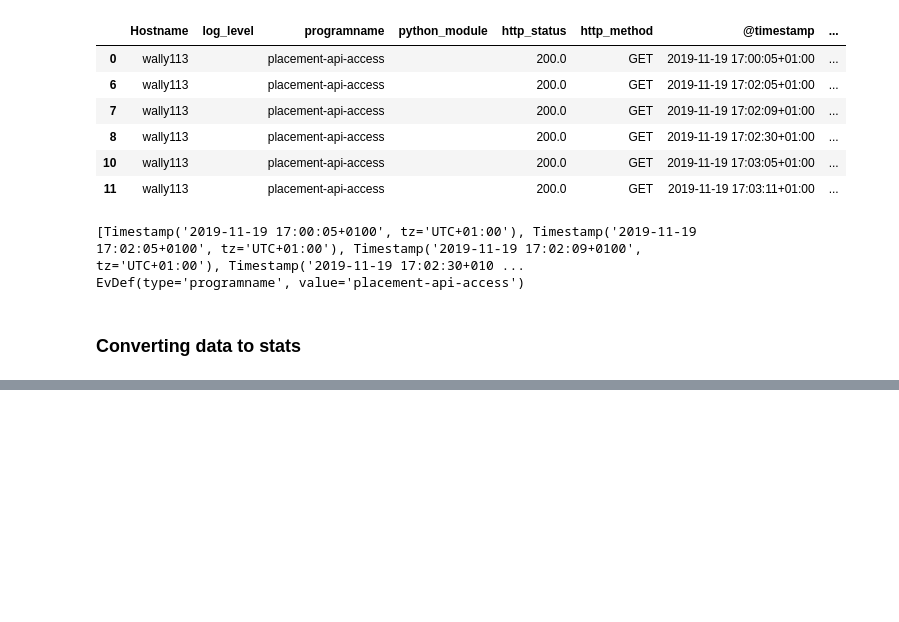
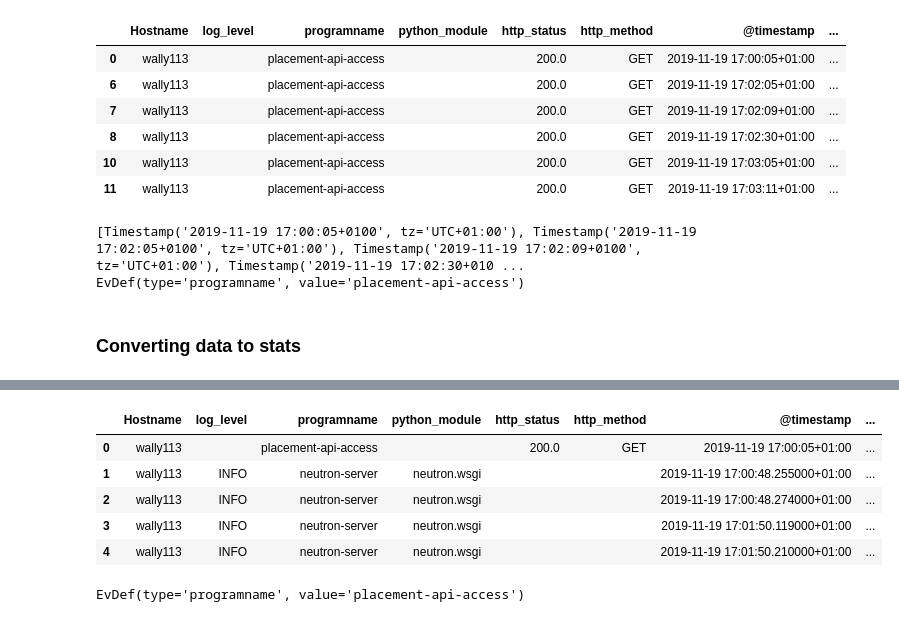
Before and after one commit to ralmasri/Domain-Guided-Monitoring, a Jupyter notebook: notebooks/understanding/transformation.ipynb, the cells around one changed output, grey strips where cells are left out. Cells and saved outputs as stored; diff of their text form; code cells hidden in the pictures; blank space fills up the shorter version.

```diff
--- a/notebooks/understanding/transformation.ipynb
+++ b/notebooks/understanding/transformation.ipynb
@@ -312,0 +296,13 @@ df
+# %%
+huawei_df.head()
+# %% [output]
+|  | Hostname | log_level | programname | python_module | http_status | http_method | @timestamp | ... |
+| 0 | wally113 |  | placement-api-access |  | 200.0 | GET | 2019-11-19 17:00:05+01:00 | ... |
+| 1 | wally113 | INFO | neutron-server | neutron.wsgi |  |  | 2019-11-19 17:00:48.255000+01:00 | ... |
+| 2 | wally113 | INFO | neutron-server | neutron.wsgi |  |  | 2019-11-19 17:00:48.274000+01:00 | ... |
+| 3 | wally113 | INFO | neutron-server | neutron.wsgi |  |  | 2019-11-19 17:01:50.119000+01:00 | ... |
+| 4 | wally113 | INFO | neutron-server | neutron.wsgi |  |  | 2019-11-19 17:01:50.210000+01:00 | ... |
+# %%
+evmap.get_evdef(1) # eid -> EvDef
+# %% [output]
+EvDef(type='programname', value='placement-api-access')
```
Also changed, not shown: parts of 6 cells of this notebook.
